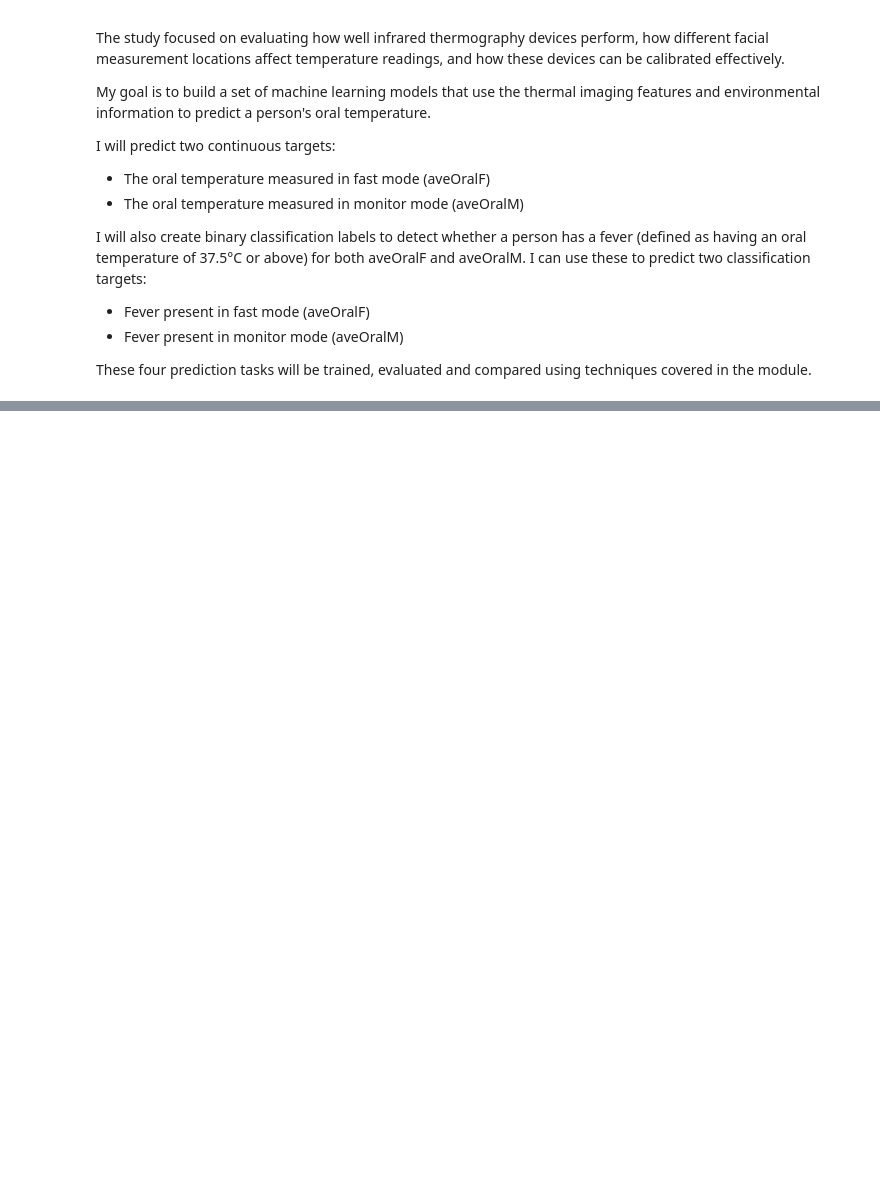
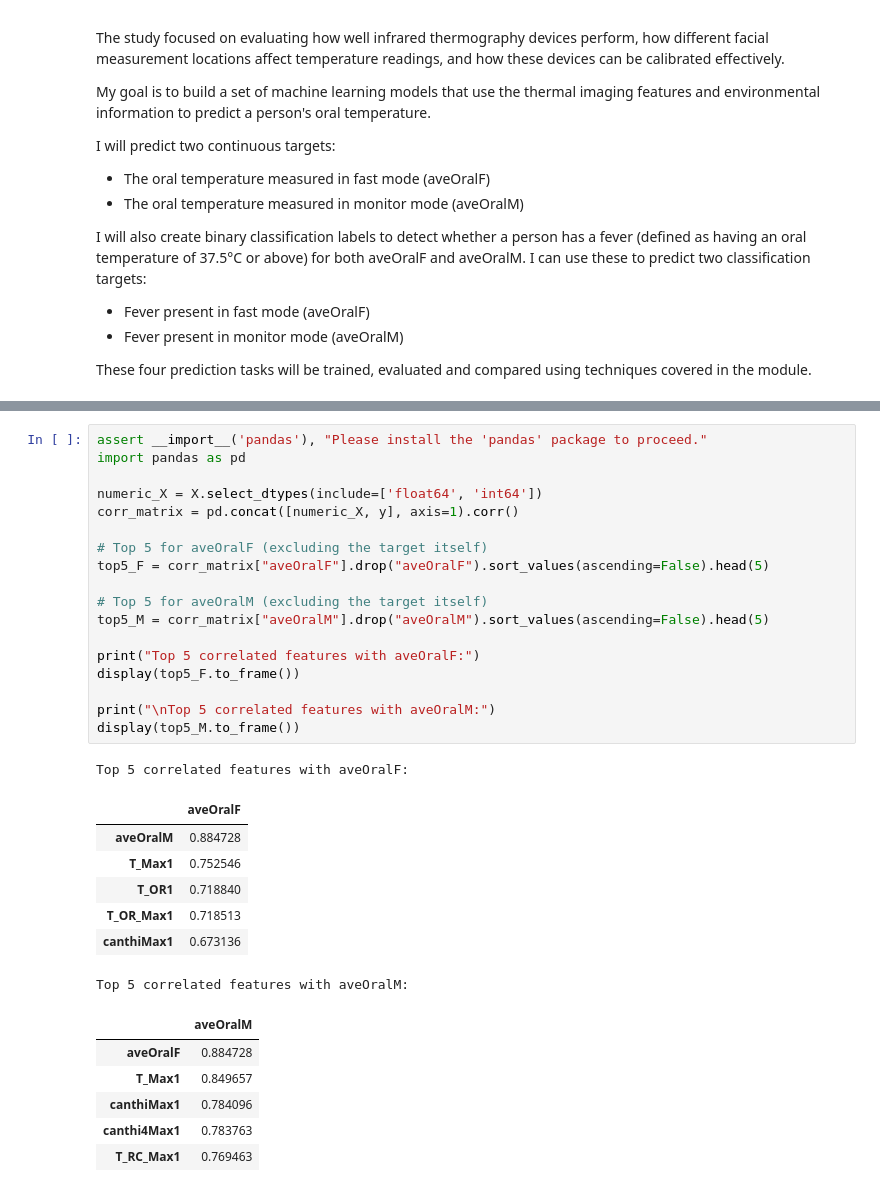
Before and after one commit to zombonline/MachineLearningCoursework, a Jupyter notebook: coursework.ipynb, the cells around one changed output, grey strips where cells are left out. Cells and saved outputs as stored; diff of their text form; blank space fills up the shorter version.

```diff
--- a/coursework.ipynb
+++ b/coursework.ipynb
@@ -55,0 +151,33 @@ Note: you may need to restart the kernel to use updated packages.
+# %%
+assert __import__('pandas'), "Please install the 'pandas' package to proceed."
+import pandas as pd
+
+numeric_X = X.select_dtypes(include=['float64', 'int64'])
+corr_matrix = pd.concat([numeric_X, y], axis=1).corr()
+
+# Top 5 for aveOralF (excluding the target itself)
+top5_F = corr_matrix["aveOralF"].drop("aveOralF").sort_values(ascending=False).head(5)
+
+# Top 5 for aveOralM (excluding the target itself)
+top5_M = corr_matrix["aveOralM"].drop("aveOralM").sort_values(ascending=False).head(5)
+
+print("Top 5 correlated features with aveOralF:")
+display(top5_F.to_frame())
+
+print("\nTop 5 correlated features with aveOralM:")
+display(top5_M.to_frame())
+# %% [output]
+Top 5 correlated features with aveOralF:
+|  | aveOralF |
+| aveOralM | 0.884728 |
+| T_Max1 | 0.752546 |
+| T_OR1 | 0.718840 |
+| T_OR_Max1 | 0.718513 |
+| canthiMax1 | 0.673136 |
+Top 5 correlated features with aveOralM:
+|  | aveOralM |
+| aveOralF | 0.884728 |
+| T_Max1 | 0.849657 |
+| canthiMax1 | 0.784096 |
+| canthi4Max1 | 0.783763 |
+| T_RC_Max1 | 0.769463 |
```
Also changed, not shown: parts of 17 cells of this notebook.
